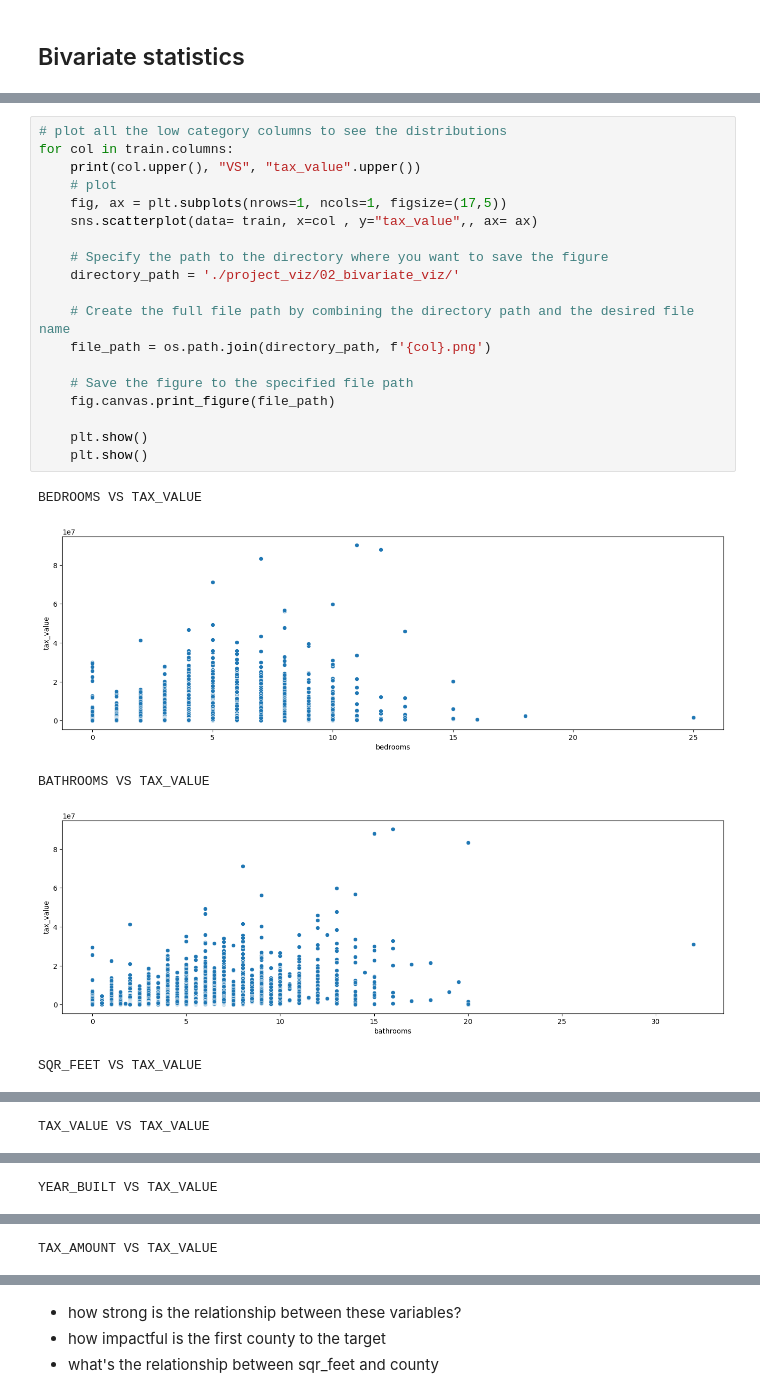
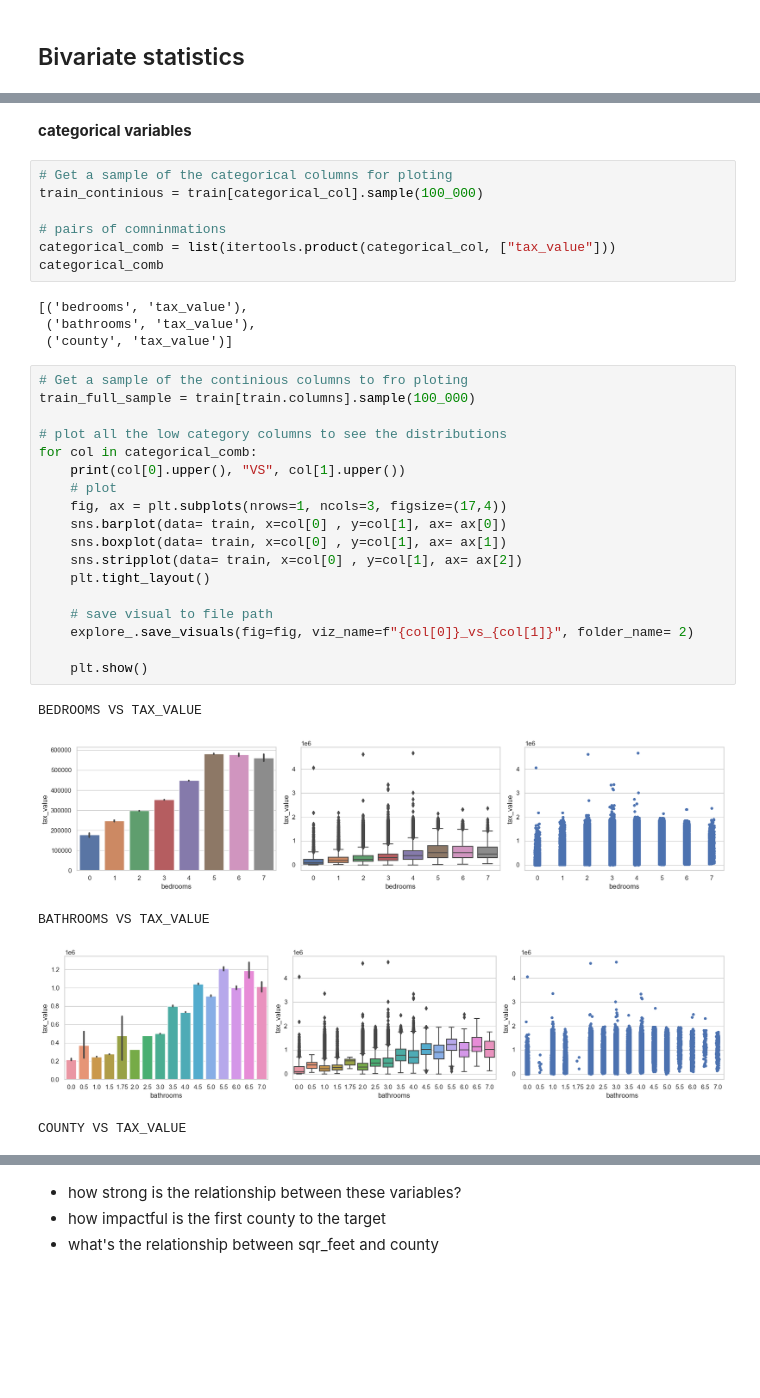
Before and after one commit to MigashaneVictoire/regression-exercises, a Jupyter notebook: explore.ipynb, the cells around one changed output, grey strips where cells are left out. Saved outputs shown, nothing was run; the diff lists cells and outputs as text; blank space fills up the shorter version.

Commit message:
add bivariate visuals

```diff
--- a/explore.ipynb
+++ b/explore.ipynb
@@ -177,25 +219,37 @@ Name: county, dtype: float64
+# %% [markdown]
+**categorical variables**
+# %%
+# Get a sample of the categorical columns for ploting
+train_continious = train[categorical_col].sample(100_000)
+
+# pairs of comninmations
+categorical_comb = list(itertools.product(categorical_col, ["tax_value"]))
+categorical_comb
+# %% [output]
+[('bedrooms', 'tax_value'),
+ ('bathrooms', 'tax_value'),
+ ('county', 'tax_value')]
 # %%
+# Get a sample of the continious columns to fro ploting
+train_full_sample = train[train.columns].sample(100_000)
+
 # plot all the low category columns to see the distributions
-for col in train.columns:
-    print(col.upper(), "VS", "tax_value".upper())
+for col in categorical_comb:
+    print(col[0].upper(), "VS", col[1].upper())
     # plot
-    fig, ax = plt.subplots(nrows=1, ncols=1, figsize=(17,5))
-    sns.scatterplot(data= train, x=col , y="tax_value",, ax= ax)
+    fig, ax = plt.subplots(nrows=1, ncols=3, figsize=(17,4))
+    sns.barplot(data= train, x=col[0] , y=col[1], ax= ax[0])
+    sns.boxplot(data= train, x=col[0] , y=col[1], ax= ax[1])
+    sns.stripplot(data= train, x=col[0] , y=col[1], ax= ax[2])
+    plt.tight_layout()
 
-    # Specify the path to the directory where you want to save the figure
-    directory_path = './project_viz/02_bivariate_viz/'
-
-    # Create the full file path by combining the directory path and the desired file name
-    file_path = os.path.join(directory_path, f'{col}.png')
-
-    # Save the figure to the specified file path
-    fig.canvas.print_figure(file_path)
+    # save visual to file path
+    explore_.save_visuals(fig=fig, viz_name=f"{col[0]}_vs_{col[1]}", folder_name= 2)
 
     plt.show()
-    plt.show()
 # %% [output]
 BEDROOMS VS TAX_VALUE
-[figure, old version]
+[figure, new version]
 BATHROOMS VS TAX_VALUE
-[figure, old version]
+[figure, new version]
-SQR_FEET VS TAX_VALUE
+COUNTY VS TAX_VALUE
@@ -203 +256,0 @@ SQR_FEET VS TAX_VALUE
-TAX_VALUE VS TAX_VALUE
@@ -205 +256,0 @@ TAX_VALUE VS TAX_VALUE
-YEAR_BUILT VS TAX_VALUE
@@ -207 +256,0 @@ YEAR_BUILT VS TAX_VALUE
-TAX_AMOUNT VS TAX_VALUE
```
Also changed, not shown: parts of 20 cells of this notebook, 27 other files.
